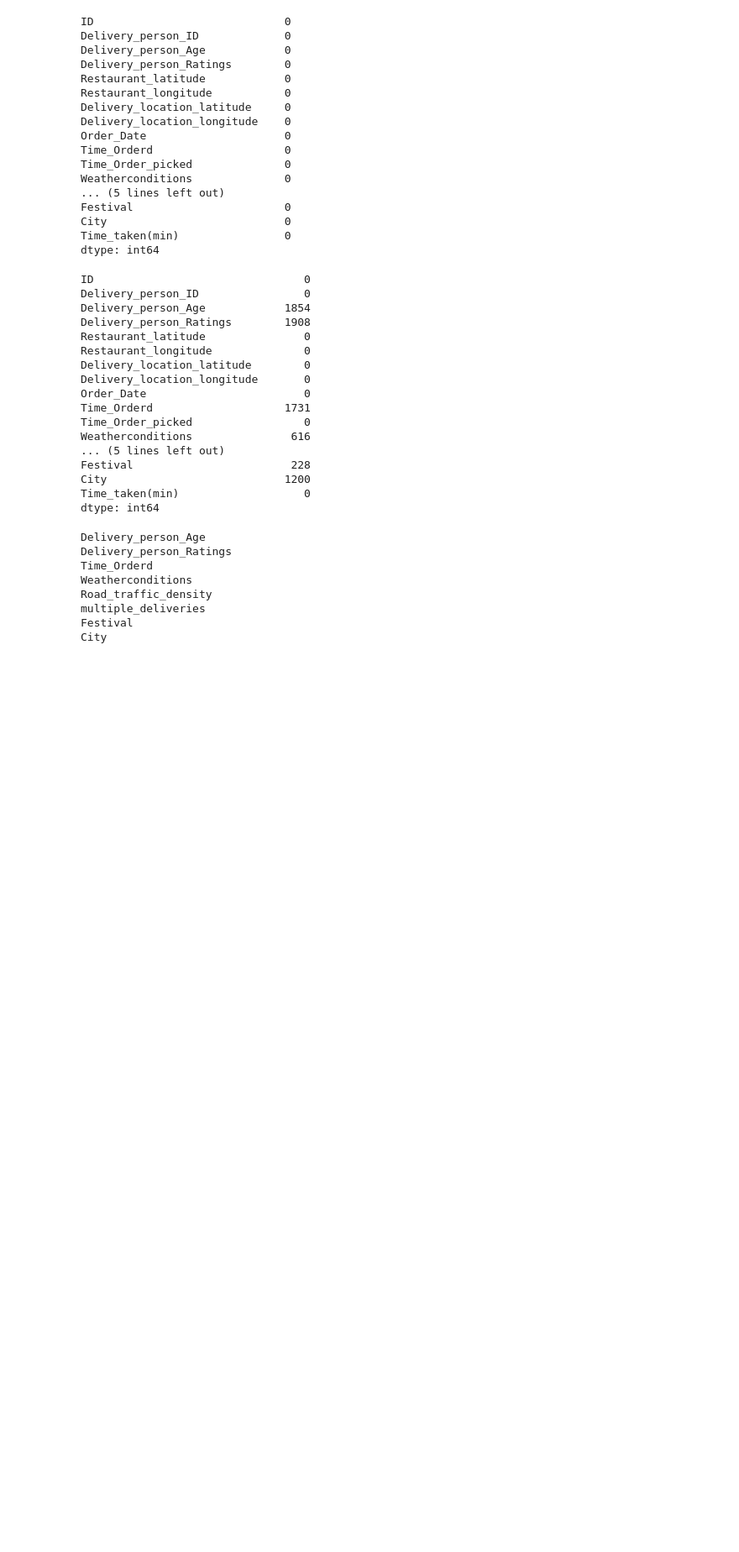
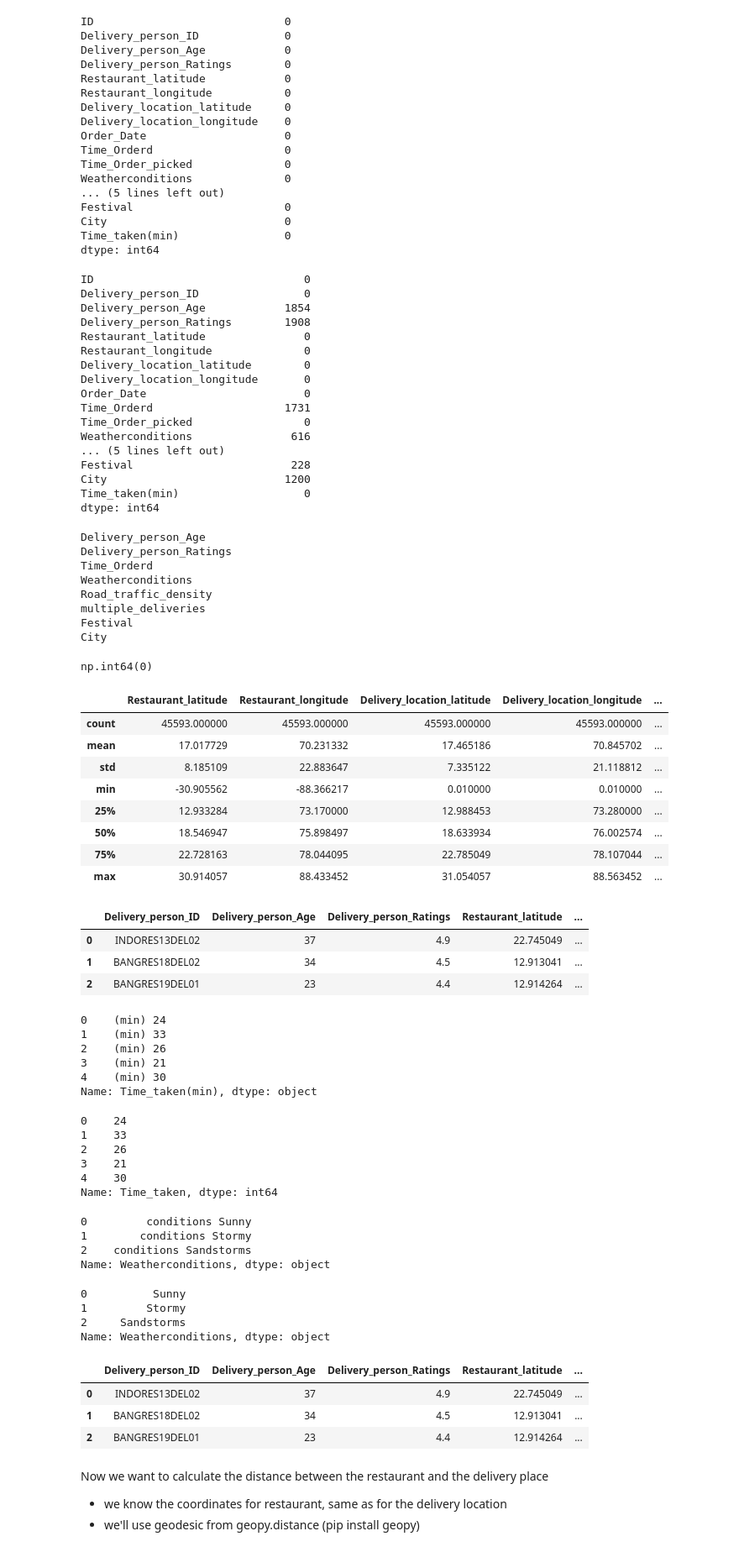
Before and after one commit to BejenaruIoanMatei/FastTrackInsights, a Jupyter notebook: data/main.ipynb, the cells around one changed output. Shown at 84% size. Saved outputs shown, nothing was run; the diff lists cells and outputs as text; code cells hidden in the pictures; blank space fills up the shorter version.

```diff
--- a/data/main.ipynb
+++ b/data/main.ipynb
@@ -99,3 +99,19 @@ Road_traffic_density
 multiple_deliveries
 Festival
 City
+# %%
+df.duplicated().sum()
+# %% [output]
+np.int64(0)
+# %%
+df.describe()
+# %% [output]
+|  | Restaurant_latitude | Restaurant_longitude | Delivery_location_latitude | Delivery_location_longitude | ... |
+| count | 45593.000000 | 45593.000000 | 45593.000000 | 45593.000000 | ... |
+| mean | 17.017729 | 70.231332 | 17.465186 | 70.845702 | ... |
+| std | 8.185109 | 22.883647 | 7.335122 | 21.118812 | ... |
+| min | -30.905562 | -88.366217 | 0.010000 | 0.010000 | ... |
+| 25% | 12.933284 | 73.170000 | 12.988453 | 73.280000 | ... |
+| 50% | 18.546947 | 75.898497 | 18.633934 | 76.002574 | ... |
+| 75% | 22.728163 | 78.044095 | 22.785049 | 78.107044 | ... |
+| max | 30.914057 | 88.433452 | 31.054057 | 88.563452 | ... |
@@ -101,0 +120,16 @@ City
+# %%
+df.head(n=3)
+# %% [output]
+|  | Delivery_person_ID | Delivery_person_Age | Delivery_person_Ratings | Restaurant_latitude | ... |
+| 0 | INDORES13DEL02 | 37 | 4.9 | 22.745049 | ... |
+| 1 | BANGRES18DEL02 | 34 | 4.5 | 12.913041 | ... |
+| 2 | BANGRES19DEL01 | 23 | 4.4 | 12.914264 | ... |
+# %%
+df['Time_taken(min)'].head()
+# %% [output]
+0    (min) 24
+1    (min) 33
+2    (min) 26
+3    (min) 21
+4    (min) 30
+Name: Time_taken(min), dtype: object
@@ -101,0 +140,16 @@ City
+# %%
+df['Time_taken'].head()
+# %% [output]
+0    24
+1    33
+2    26
+3    21
+4    30
+Name: Time_taken, dtype: int64
+# %%
+df['Weatherconditions'].head(n=3)
+# %% [output]
+0         conditions Sunny
+1        conditions Stormy
+2    conditions Sandstorms
+Name: Weatherconditions, dtype: object
@@ -101,0 +158,18 @@ City
+# %%
+df['Weatherconditions'].head(n=3)
+# %% [output]
+0          Sunny
+1         Stormy
+2     Sandstorms
+Name: Weatherconditions, dtype: object
+# %%
+df.head(n=3)
+# %% [output]
+|  | Delivery_person_ID | Delivery_person_Age | Delivery_person_Ratings | Restaurant_latitude | ... |
+| 0 | INDORES13DEL02 | 37 | 4.9 | 22.745049 | ... |
+| 1 | BANGRES18DEL02 | 34 | 4.5 | 12.913041 | ... |
+| 2 | BANGRES19DEL01 | 23 | 4.4 | 12.914264 | ... |
+# %% [markdown]
+Now we want to calculate the distance between the restaurant and the delivery place
+- we know the coordinates for restaurant, same as for the delivery location
+- we'll use geodesic from geopy.distance (pip install geopy)
```
Also changed, not shown: parts of 22 cells of this notebook.
